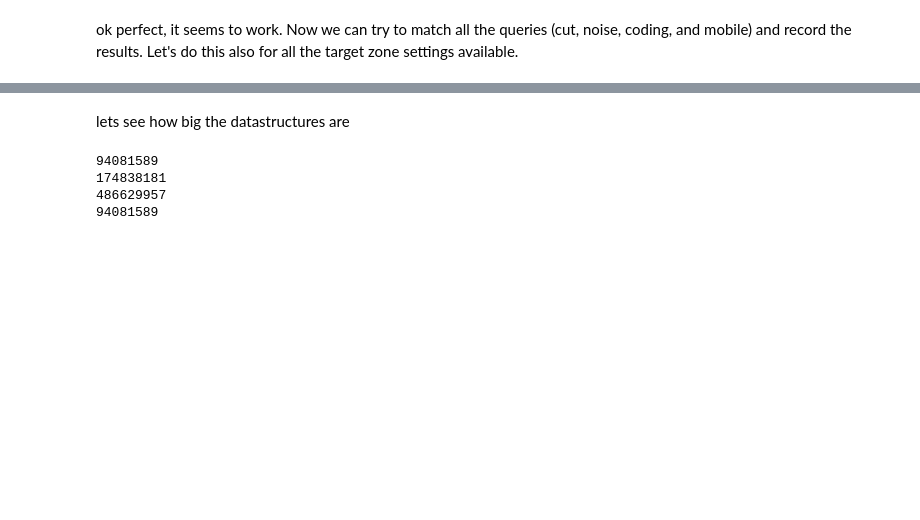
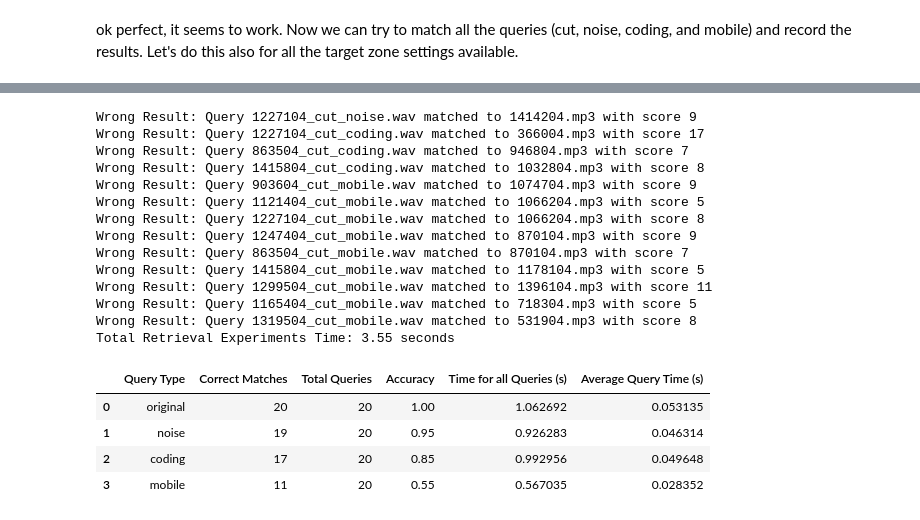
Before and after one commit to Lutu-gl/AudioID-Retrieval, a Jupyter notebook: notebooks/04_audio_retrieval_MS2.ipynb, the cells around one changed output, grey strips where cells are left out. Saved outputs shown, nothing was run; the diff lists cells and outputs as text; code cells hidden in the pictures; blank space fills up the shorter version.

Commit message:
updated notebook with task3 -> python stops computing after some time...

```diff
--- a/notebooks/04_audio_retrieval_MS2.ipynb
+++ b/notebooks/04_audio_retrieval_MS2.ipynb
@@ -709,35 +529,0 @@ Total Queries: 80
-# %% [markdown]
-lets see how big the datastructures are
-# %%
-import sys
-
-
-def deep_sizeof(obj, seen=None):
-    """Berechnet die Gesamtspeichergröße eines Objekts rekursiv."""
-    if seen is None:
-        seen = set()
-
-    obj_id = id(obj)
-    if obj_id in seen:
-        return 0  # Vermeidet Doppelzählung
-    seen.add(obj_id)
-
-    size = sys.getsizeof(obj)
-    if isinstance(obj, dict):
-        size += sum(deep_sizeof(k, seen) + deep_sizeof(v, seen) for k, v in obj.items())
-    elif isinstance(obj, (list, tuple, set, frozenset)):
-        size += sum(deep_sizeof(i, seen) for i in obj)
-
-    return size
-
-
-print(deep_sizeof(db_hash_index))
-print(deep_sizeof(db_hash_index1))
-print(deep_sizeof(db_hash_index2))
-print(deep_sizeof(db_hash_index3))
-# target_zones = [(20,50), (50, 20), (50, 50), (20, 20)]
-# %% [output]
-94081589
-174838181
-486629957
-94081589
@@ -743,0 +651,39 @@ print(deep_sizeof(db_hash_index3))
+# %%
+all_query_hashes = compute_all_hashes_for_queries(
+    query_constellation_maps={
+        "original": query_C_original,
+        "noise": query_C_noise,
+        "coding": query_C_coding,
+        "mobile": query_C_mobile
+    },
+    target_zones=target_zones,
+    exclusion_zone=5
+)
+# %%
+results_tz0 = perform_retrieval_experiments(
+    all_query_hashes=all_query_hashes[target_zones[0]],
+    db_hash_index=db_hash_index_tz0,
+    threshold=5
+)
+summary_table_tz0 = save_results_to_table(results_tz0)
+display(summary_table_tz0)
+# %% [output]
+Wrong Result: Query 1227104_cut_noise.wav matched to 1414204.mp3 with score 9
+Wrong Result: Query 1227104_cut_coding.wav matched to 366004.mp3 with score 17
+Wrong Result: Query 863504_cut_coding.wav matched to 946804.mp3 with score 7
+Wrong Result: Query 1415804_cut_coding.wav matched to 1032804.mp3 with score 8
+Wrong Result: Query 903604_cut_mobile.wav matched to 1074704.mp3 with score 9
+Wrong Result: Query 1121404_cut_mobile.wav matched to 1066204.mp3 with score 5
+Wrong Result: Query 1227104_cut_mobile.wav matched to 1066204.mp3 with score 8
+Wrong Result: Query 1247404_cut_mobile.wav matched to 870104.mp3 with score 9
+Wrong Result: Query 863504_cut_mobile.wav matched to 870104.mp3 with score 7
+Wrong Result: Query 1415804_cut_mobile.wav matched to 1178104.mp3 with score 5
+Wrong Result: Query 1299504_cut_mobile.wav matched to 1396104.mp3 with score 11
+Wrong Result: Query 1165404_cut_mobile.wav matched to 718304.mp3 with score 5
+Wrong Result: Query 1319504_cut_mobile.wav matched to 531904.mp3 with score 8
+Total Retrieval Experiments Time: 3.55 seconds
+|  | Query Type | Correct Matches | Total Queries | Accuracy | Time for all Queries (s) | Average Query Time (s) |
+| 0 | original | 20 | 20 | 1.00 | 1.062692 | 0.053135 |
+| 1 | noise | 19 | 20 | 0.95 | 0.926283 | 0.046314 |
+| 2 | coding | 17 | 20 | 0.85 | 0.992956 | 0.049648 |
+| 3 | mobile | 11 | 20 | 0.55 | 0.567035 | 0.028352 |
```
Also changed, not shown: parts of 21 cells of this notebook, 1 other file.
